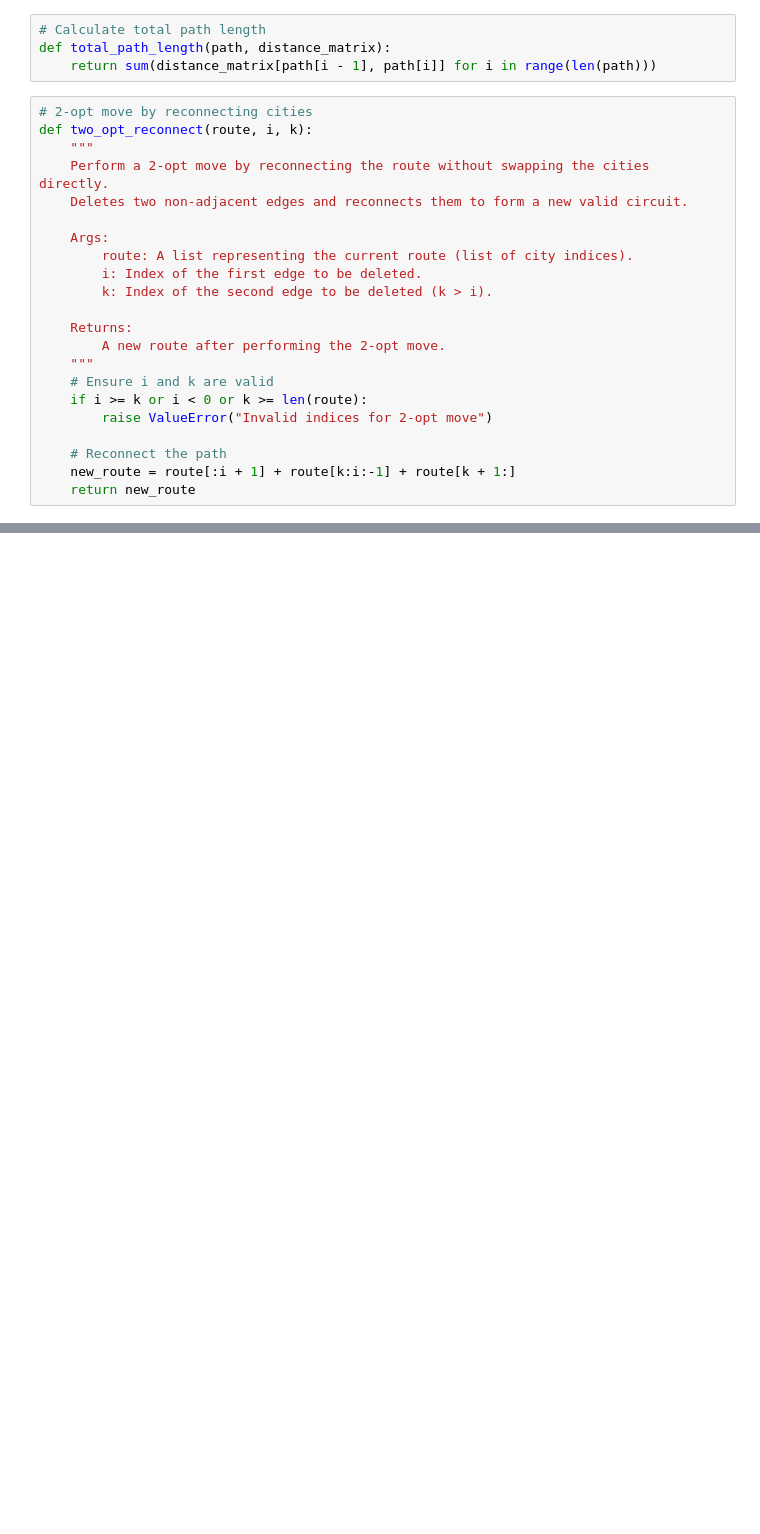
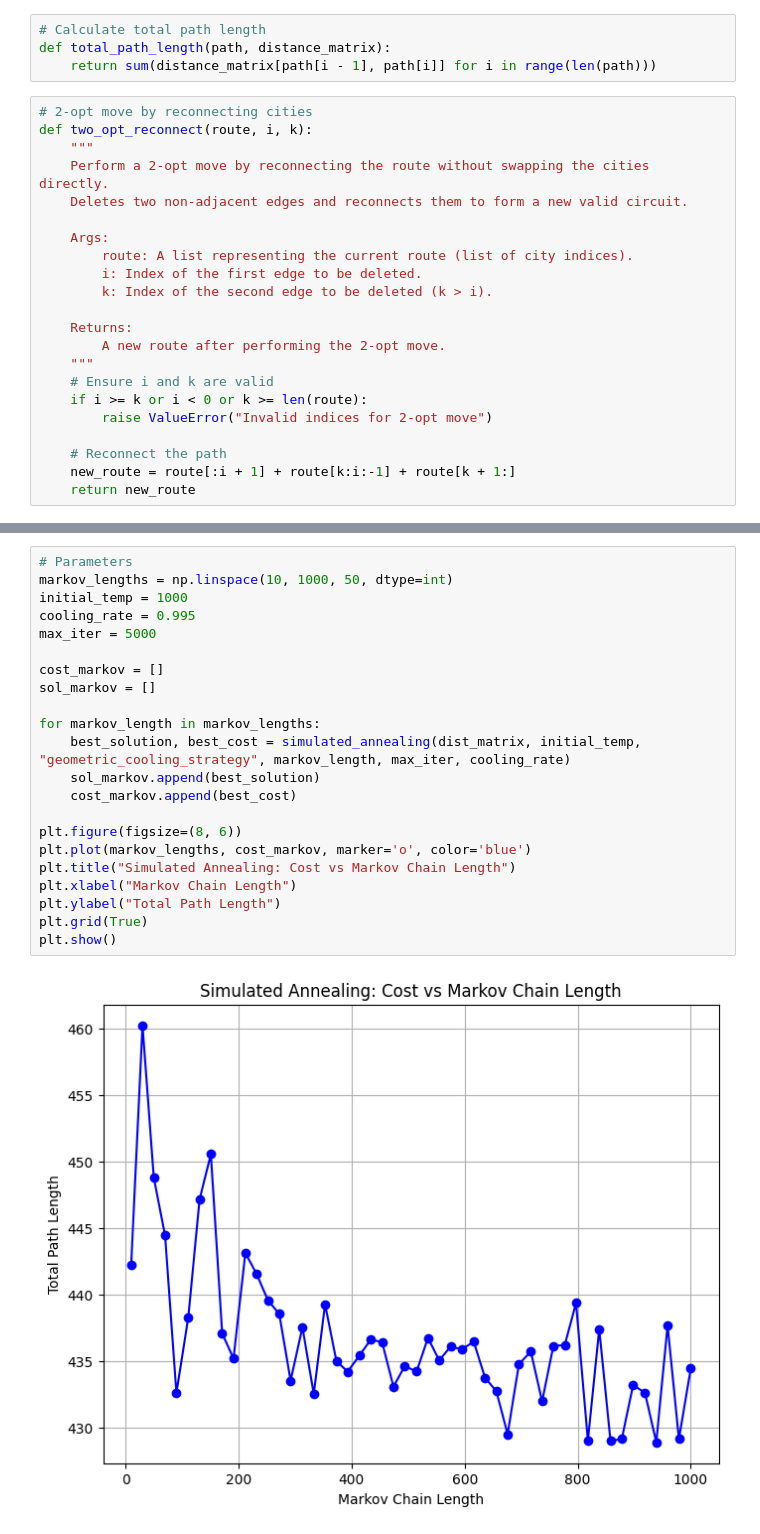
Before and after one commit to yoadvp-bit/Stochastic-simulations, a Jupyter notebook: assignment3.ipynb, the cells around one changed output, grey strips where cells are left out. Saved outputs shown, nothing was run; the diff lists cells and outputs as text; blank space fills up the shorter version.

```diff
--- a/assignment3.ipynb
+++ b/assignment3.ipynb
@@ -174,0 +284,24 @@ KeyboardInterrupt:
+# %%
+# Parameters
+markov_lengths = np.linspace(10, 1000, 50, dtype=int)
+initial_temp = 1000
+cooling_rate = 0.995
+max_iter = 5000
+
+cost_markov = []
+sol_markov = []
+
+for markov_length in markov_lengths:
+    best_solution, best_cost = simulated_annealing(dist_matrix, initial_temp, "geometric_cooling_strategy", markov_length, max_iter, cooling_rate)
+    sol_markov.append(best_solution)
+    cost_markov.append(best_cost)
+
+plt.figure(figsize=(8, 6))
+plt.plot(markov_lengths, cost_markov, marker='o', color='blue')
+plt.title("Simulated Annealing: Cost vs Markov Chain Length")
+plt.xlabel("Markov Chain Length")
+plt.ylabel("Total Path Length")
+plt.grid(True)
+plt.show()
+# %% [output]
+[figure, added]
```
Also changed, not shown: parts of 9 cells of this notebook.
